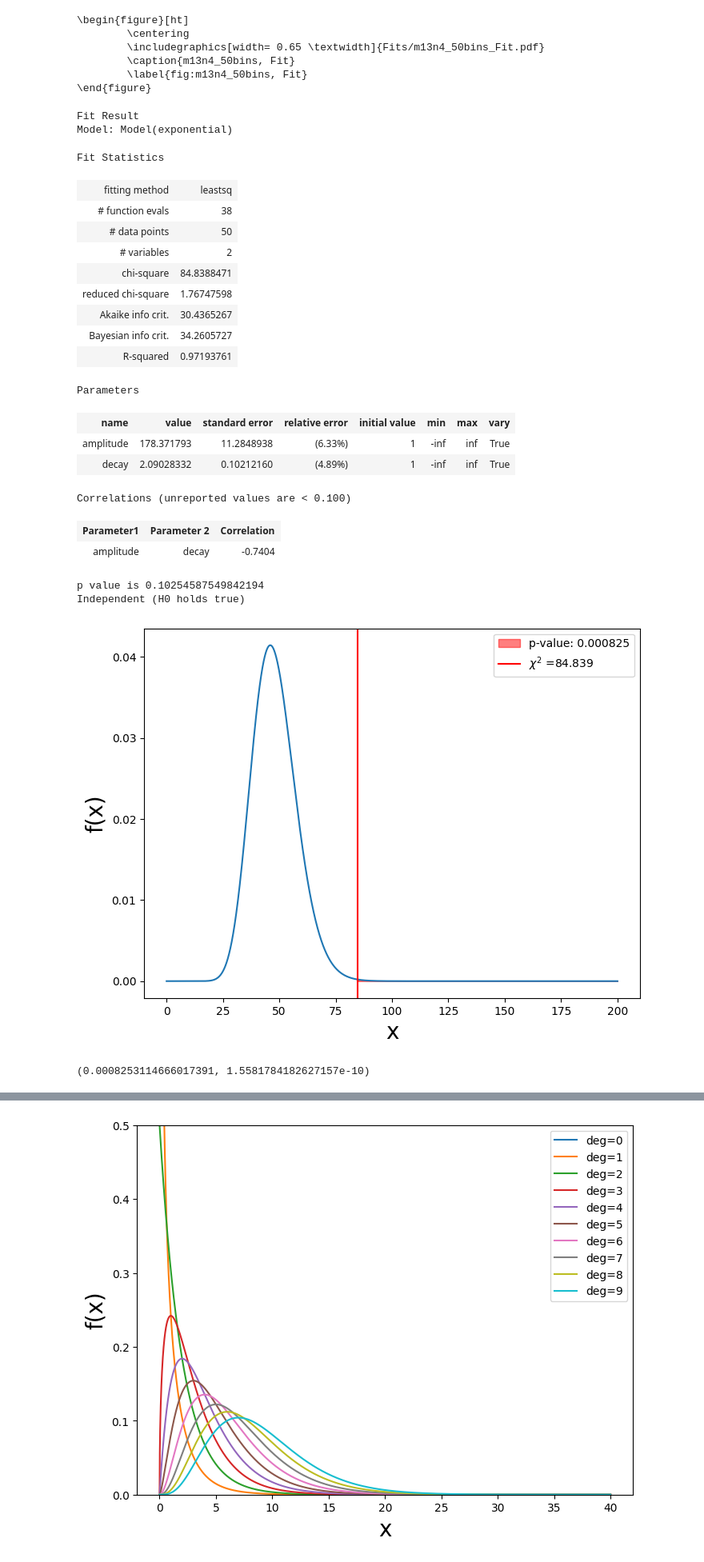
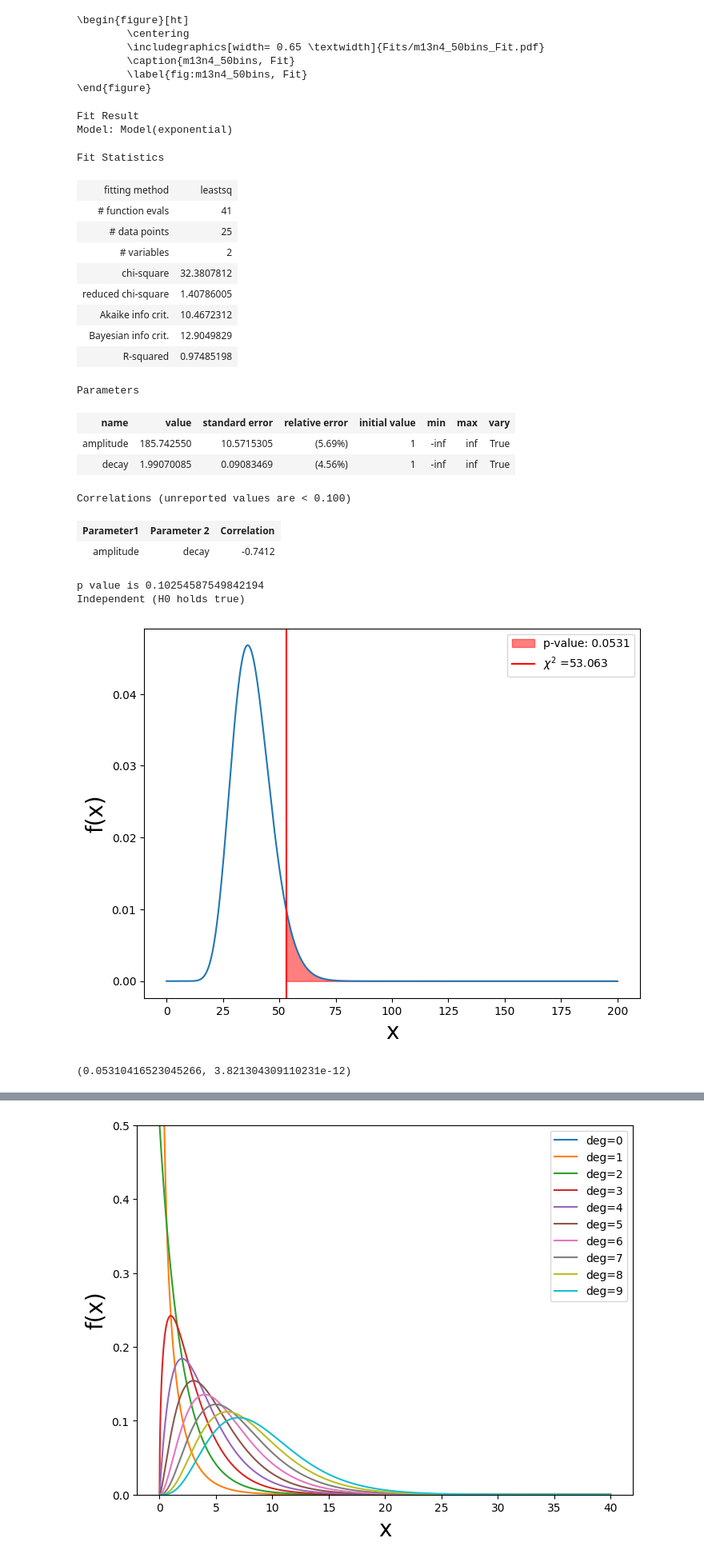
Before and after one commit to TimLockstedt/MP, a Jupyter notebook: FP6/A5/Plott_var_func_m13n4_pval.ipynb, the cells around one changed output, grey strips where cells are left out. Shown at 80% size. Drawn from its saved outputs; the diff is of its cells as text; code cells hidden in the pictures.

```diff
--- a/FP6/A5/Plott_var_func_m13n4_pval.ipynb
+++ b/FP6/A5/Plott_var_func_m13n4_pval.ipynb
@@ -591,8 +591,8 @@ array([0.07124705, 0.07832604, 0.09016696, 0.10910895, 0.12403473,
 weights = 1/(np.sqrt(Daten.get_y()))
 weights[weights == np.inf] = 0
 Daten.set_yerr(np.sqrt(Daten.get_y()))
-
-result = mod.fit(Daten.get_y(), pars, x=Daten.get_x(), weights = weights)
+uppper_lim = 10
+result = mod.fit(Daten.get_y()[Daten.get_x() < uppper_lim], pars, x=Daten.get_x()[Daten.get_x() < uppper_lim], weights = weights[Daten.get_x() < uppper_lim])
 finish(Daten.get_x(),Daten.get_y(),result, Daten.get_FileName(), Daten.get_yerr(), Daten.get_YName(), Daten.get_XName())
 # %% [output]
 [figure]
@@ -609,21 +609,21 @@ Fit Result
 Model: Model(exponential)
 Fit Statistics
 | fitting method | leastsq |
-| # function evals | 38 |
-| # data points | 50 |
+| # function evals | 41 |
+| # data points | 25 |
 | # variables | 2 |
-| chi-square | 84.8388471 |
-| reduced chi-square | 1.76747598 |
-| Akaike info crit. | 30.4365267 |
-| Bayesian info crit. | 34.2605727 |
-| R-squared | 0.97193761 |
+| chi-square | 32.3807812 |
+| reduced chi-square | 1.40786005 |
+| Akaike info crit. | 10.4672312 |
+| Bayesian info crit. | 12.9049829 |
+| R-squared | 0.97485198 |
 Parameters
 | name | value | standard error | relative error | initial value | min | max | vary |
-| amplitude | 178.371793 | 11.2848938 | (6.33%) | 1 | -inf | inf | True |
-| decay | 2.09028332 | 0.10212160 | (4.89%) | 1 | -inf | inf | True |
+| amplitude | 185.742550 | 10.5715305 | (5.69%) | 1 | -inf | inf | True |
+| decay | 1.99070085 | 0.09083469 | (4.56%) | 1 | -inf | inf | True |
 Correlations (unreported values are < 0.100)
 | Parameter1 | Parameter 2 | Correlation |
-| amplitude | decay | -0.7404 |
+| amplitude | decay | -0.7412 |
 # %%
 from scipy.stats import chi2_contingency
 
@@ -644,29 +644,29 @@ Independent (H0 holds true)
 # %%
 from scipy.stats import chi2
 import matplotlib.pyplot as plt
 import numpy as np
 from scipy.integrate import quad
-deg = 48
+deg = 38
 def integrand(x, deg):
     return chi2(deg).pdf(x)
 
 chi2_fit = result.chisqr
 p_val = quad(integrand, chi2_fit , np.inf, args = (deg))
 
 x = np.arange(0,200, 0.01)
 
 plt.figure(figsize=(8, 6))
 plt.ylabel(r"f(x)", fontsize=20)
 plt.xlabel("x", fontsize=20)
 plt.plot(x, integrand(x, deg))
 # Fill Integral area:
 section = np.arange(chi2_fit, np.max(x), 0.01)
 plt.fill_between(section, integrand(section, deg), color = "r", alpha = 0.5, label = f"p-value: {p_val[0]:.3}")
 plt.axvline(chi2_fit, color = "r", label=r"$\chi^2$ =" +  f"{chi2_fit:.5}")
 plt.legend()
-plt.savefig(f"{Daten.get_FileName()}_Pval{p_val[0]:.3}_chi2{chi2_fit:.5}.pdf")
+plt.savefig(f"{Daten.get_FileName()}_Limit{uppper_lim}.pdf")
 plt.show()
 p_val
 # %% [output]
-[figure, old version]
+[figure, new version]
-(0.0008253114666017391, 1.5581784182627157e-10)
+(0.05310416523045266, 3.821304309110231e-12)
```
Also changed, not shown: parts of 4 cells of this notebook, 1 other file.
